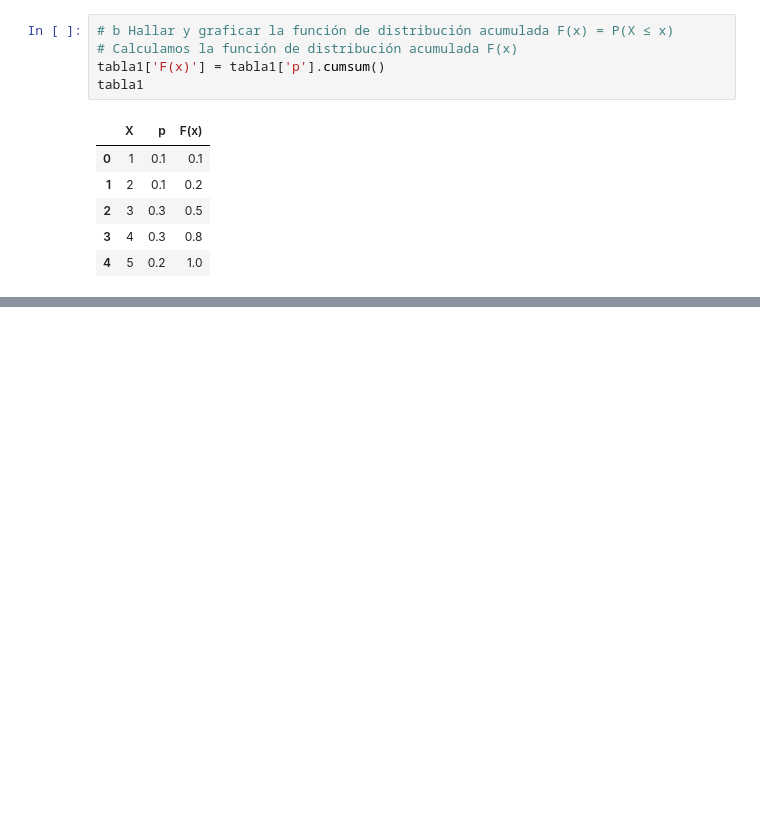
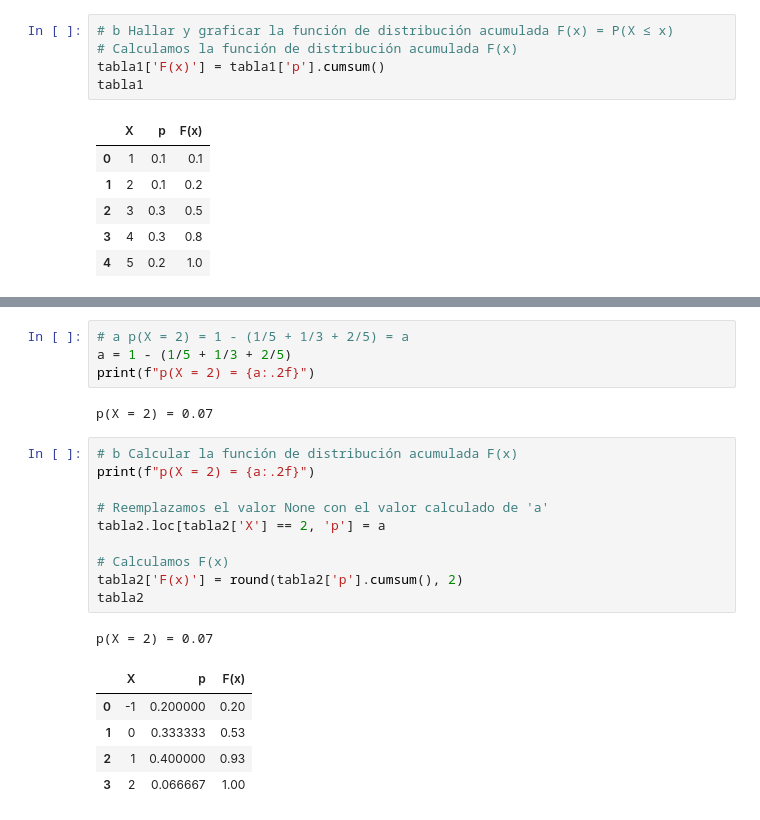
Before and after one commit to alexballera/estadisticas-tgad-fce, a Jupyter notebook: practicas/practica2-va-discretas/practica2_va_discretas.ipynb, the cells around one changed output, grey strips where cells are left out. Cells and saved outputs as stored; diff of their text form; blank space fills up the shorter version.

```diff
--- a/practicas/practica2-va-discretas/practica2_va_discretas.ipynb
+++ b/practicas/practica2-va-discretas/practica2_va_discretas.ipynb
@@ -134,0 +172,23 @@ plt.show()
+# %%
+# a p(X = 2) = 1 - (1/5 + 1/3 + 2/5) = a
+a = 1 - (1/5 + 1/3 + 2/5)
+print(f"p(X = 2) = {a:.2f}")
+# %% [output]
+p(X = 2) = 0.07
+# %%
+# b Calcular la función de distribución acumulada F(x)
+print(f"p(X = 2) = {a:.2f}")
+
+# Reemplazamos el valor None con el valor calculado de 'a'
+tabla2.loc[tabla2['X'] == 2, 'p'] = a
+
+# Calculamos F(x)
+tabla2['F(x)'] = round(tabla2['p'].cumsum(), 2)
+tabla2
+# %% [output]
+p(X = 2) = 0.07
+|  | X | p | F(x) |
+| 0 | -1 | 0.200000 | 0.20 |
+| 1 | 0 | 0.333333 | 0.53 |
+| 2 | 1 | 0.400000 | 0.93 |
+| 3 | 2 | 0.066667 | 1.00 |
```
Also changed, not shown: parts of 8 cells of this notebook.
